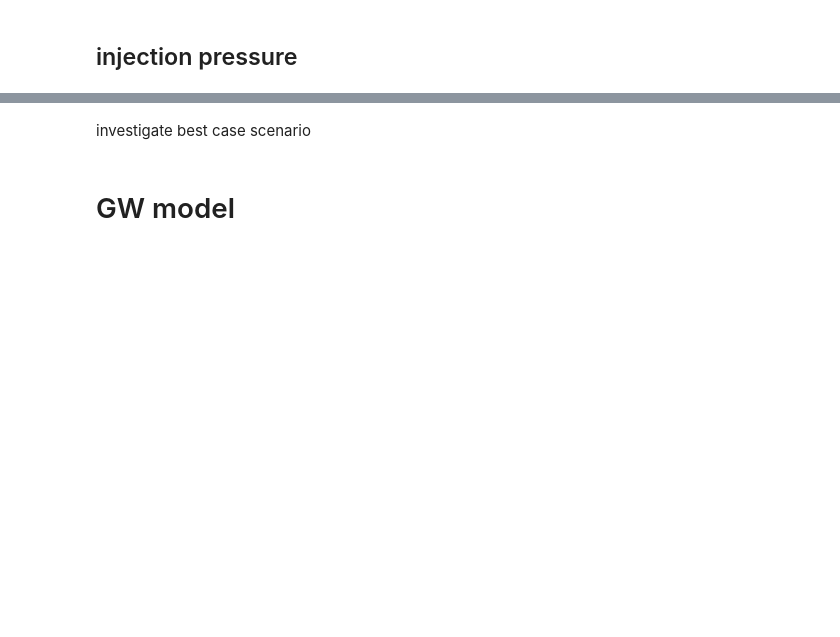
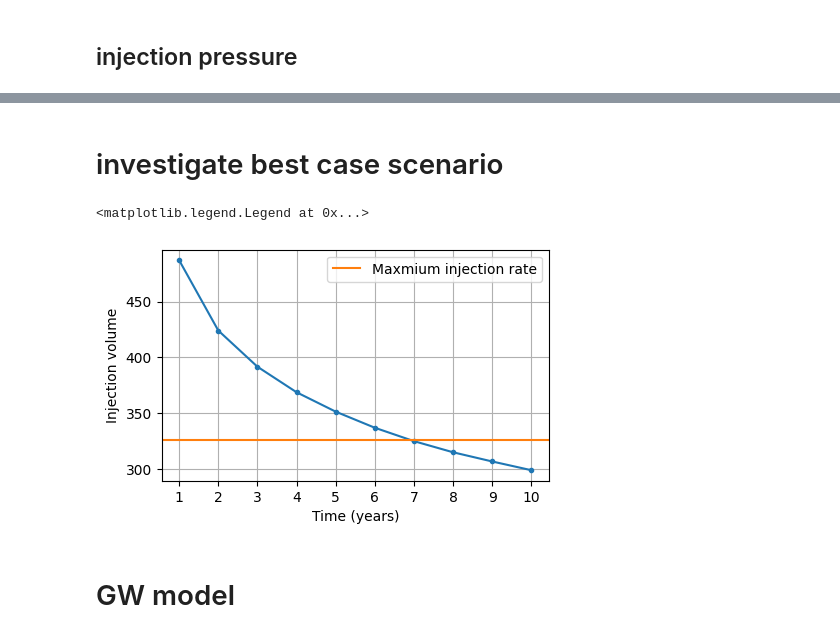
Before and after one commit to Daafip/design-ASR-CEGM2006, a Jupyter notebook: Model/6. adjust_injection_scheme_buoy_ml .ipynb, the cells around one changed output, grey strips where cells are left out. Saved outputs shown, nothing was run; the diff lists cells and outputs as text; code cells hidden in the pictures; blank space fills up the shorter version.

Commit message:
add injection scheme

```diff
--- a/Model/6. adjust_injection_scheme_buoy_ml .ipynb
+++ b/Model/6. adjust_injection_scheme_buoy_ml .ipynb
@@ -47,11 +47,12 @@ Q_d = 40_000
 using latest output\model_output_2024-02-01 19_24.txt
 # %%
 n = 0
-fname = r'figures/recovery_Q_vary_k_npor_theoretical injection.png'
+fname = r'figures/recovery_Q_vary_k_npor_theoretical_injection.png'
 sharey=False
 fig, ax = plt.subplots(1,3,figsize=(12,3),sharey=sharey, sharex=True)
 fig.suptitle("Theoretical required injection for different parameters based on prev efficiency")
 axs = ax.flatten()
+Q_lst = []
 for i in range(len(kh_var)):
     # axs[i].axhline(Q_d,ls="--",color="k",label="$V_d$")
     if i in [0]: axs[i].set_ylabel("Injection volume")
@@ -61,8 +62,10 @@ for i in range(len(kh_var)):
     axs[i].grid()
     cycle_n_arr = np.array(cycle_n) + 1
     for j in range(len(npor_var)):
-        axs[i].plot(cycle_n_arr,Q_d/load_arr[n,:]*100/d_injecting,marker=".",label=f"{npor_var[j]}")
+        Q_inject_theoretical = Q_d/load_arr[n,:]*100/d_injecting
+        axs[i].plot(cycle_n_arr,Q_inject_theoretical,marker=".",label=f"{npor_var[j]}")
         axs[i].legend(bbox_to_anchor=(1,1),title=r"$\phi$:")
+        Q_lst.append(Q_inject_theoretical)
         n+=1
 fig.tight_layout()
 plt.savefig(fname,bbox_inches="tight")
@@ -75,8 +78,26 @@ plt.savefig(fname,bbox_inches="tight")
 <img src="figures/Hydraulic conductivity layer versus maximum injection and extraction rate.png"
      alt="Markdown Monster icon"
      style="float: left; margin-right: 10px;" />
+# %%
+Q_limits = np.loadtxt(f'output/Q_limits.txt')
+# %%
+Q_max_inject_k10 = Q_limits[0,0]
 # %% [markdown]
-investigate best case scenario
+# investigate best case scenario
+# %%
+Q_in_best = Q_lst[0]
+# %%
+fig, ax = plt.subplots(1,1,figsize=(5,3))
+ax.plot(cycle_n_arr,Q_in_best,marker=".")
+ax.set_xticks(ticks=cycle_n_arr);
+ax.grid()
+ax.set_ylabel("Injection volume")
+ax.set_xlabel(r"Time (years)");
+ax.axhline(Q_max_inject_k10,color="C1",label="Maxmium injection rate")
+ax.legend()
+# %% [output]
+<matplotlib.legend.Legend at 0x...>
+[figure, added]
 # %% [markdown]
 # GW model
 # %%
```
Also changed, not shown: parts of 2 cells of this notebook, 1 other file.
